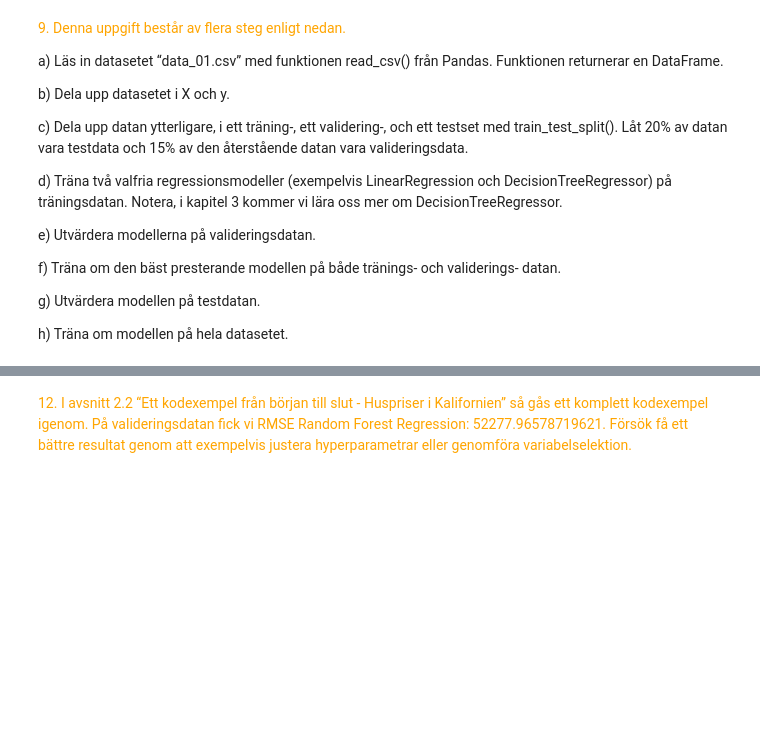
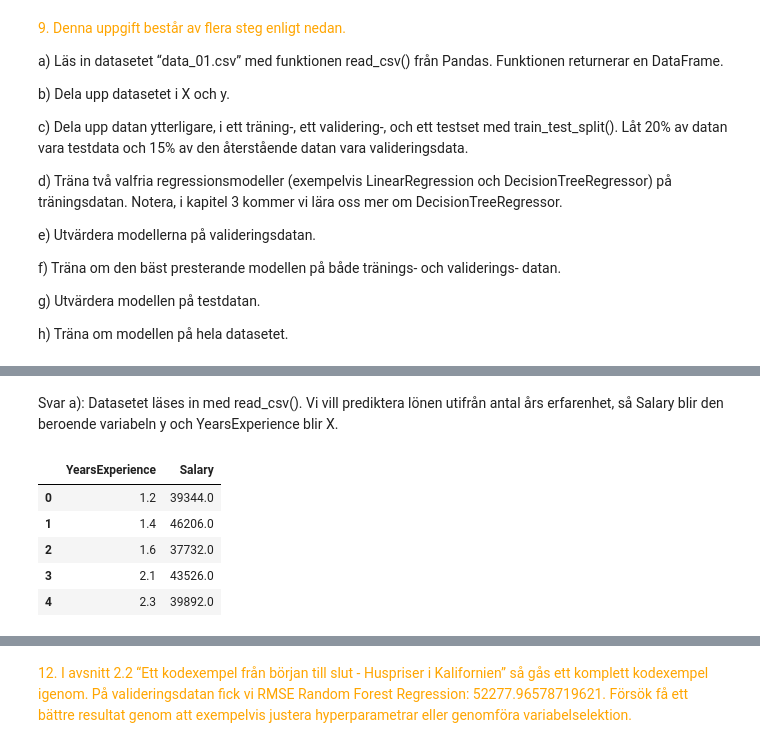
Before and after one commit to Marcusjk9/AI--vningar, a Jupyter notebook: Kapitel_2.ipynb, the cells around one changed output, grey strips where cells are left out. Drawn from its saved outputs; the diff is of its cells as text; code cells hidden in the pictures; blank space fills up the shorter version.

```diff
--- a/Kapitel_2.ipynb
+++ b/Kapitel_2.ipynb
@@ -113,0 +223,17 @@ h) Träna om modellen på hela datasetet. </font>
+# %% [markdown]
+Svar a):
+Datasetet läses in med read_csv(). Vi vill prediktera lönen utifrån antal års erfarenhet, så Salary blir den beroende variabeln y och YearsExperience blir X.
+# %%
+import pandas as pd
+
+df = pd.read_csv('dataset/salary_dataset.csv')
+X = df[['YearsExperience']]
+y = df['Salary']
+df.head()
+# %% [output]
+|  | YearsExperience | Salary |
+| 0 | 1.2 | 39344.0 |
+| 1 | 1.4 | 46206.0 |
+| 2 | 1.6 | 37732.0 |
+| 3 | 2.1 | 43526.0 |
+| 4 | 2.3 | 39892.0 |
```
Also changed, not shown: parts of 48 cells of this notebook.
